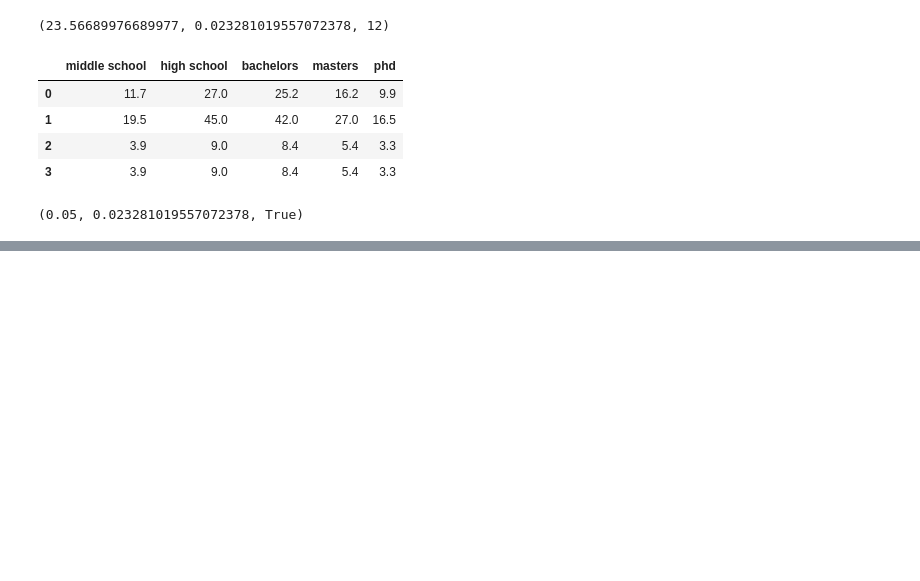
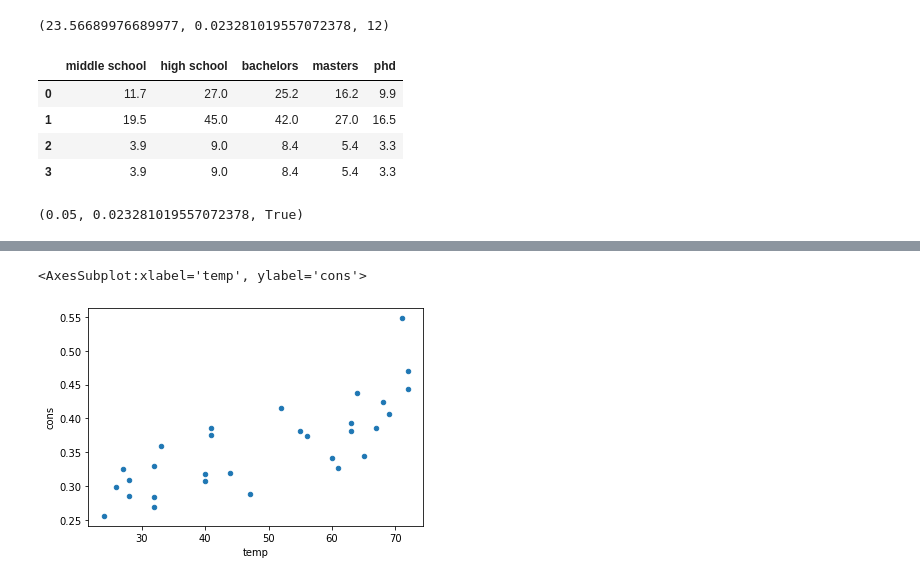
Before and after one commit to NishantBaheti/MachineLearningExploration, a Jupyter notebook: PracticalStatistics/Hypothesis.ipynb, the cells around one changed output, grey strips where cells are left out. Drawn from its saved outputs; the diff is of its cells as text; code cells hidden in the pictures; blank space fills up the shorter version.

```diff
--- a/PracticalStatistics/Hypothesis.ipynb
+++ b/PracticalStatistics/Hypothesis.ipynb
@@ -1098,0 +1173,8 @@ anova_lm(*args, **kwargs)
+# %%
+import statsmodels.api as sm
+from statsmodels.stats import anova
+import statsmodels.formula.api as smf
+
+df = sm.datasets.get_rdataset("Icecream", "Ecdat").data
+
+df.head()
@@ -1098,0 +1188,5 @@ anova_lm(*args, **kwargs)
+# %%
+df[['cons','temp']].plot(x='temp',y='cons',kind='scatter')
+# %% [output]
+<AxesSubplot:xlabel='temp', ylabel='cons'>
+[figure, added]
```
Also changed, not shown: parts of 70 cells of this notebook, 2 other files.
